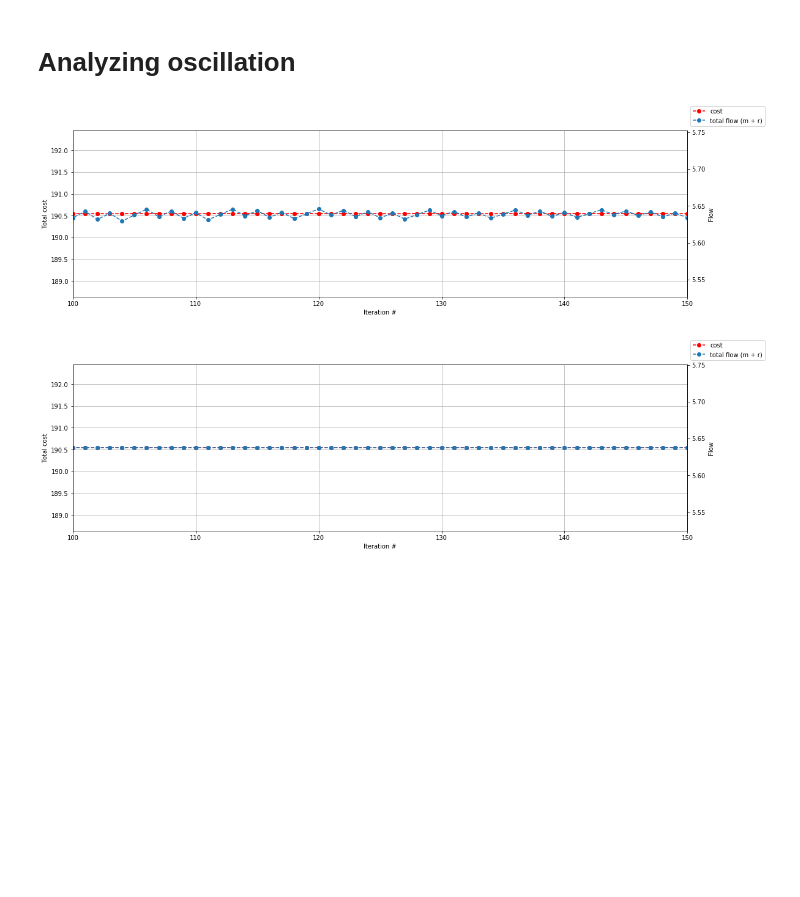
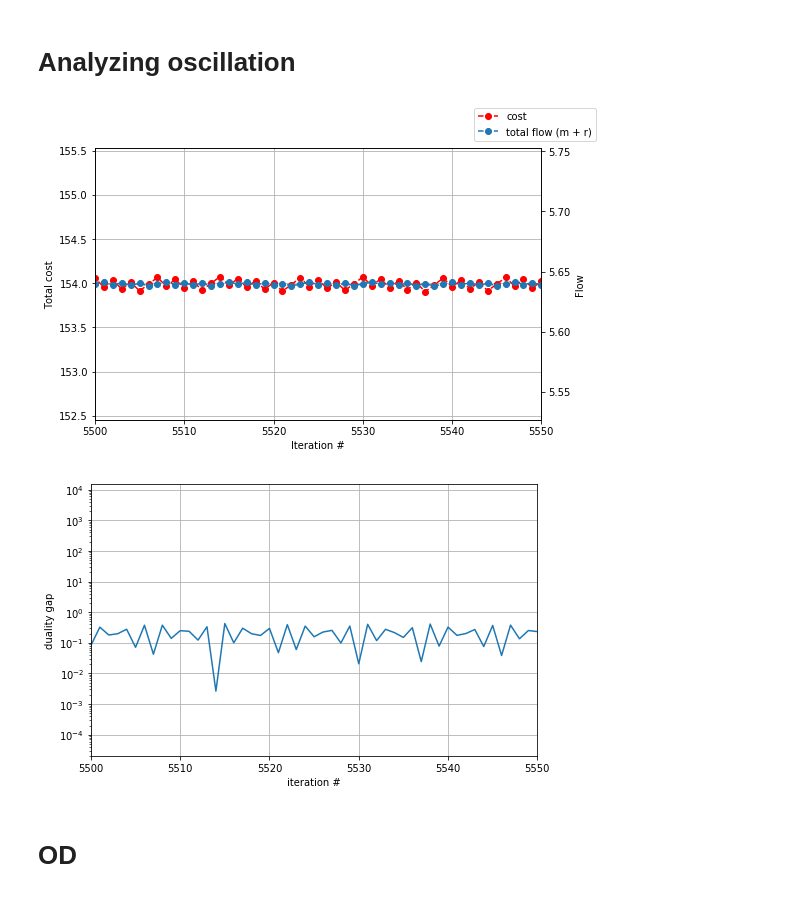
Before and after one commit to LucasFuentesValenzuela/ICU, a Jupyter notebook: notebooks/Understanding_oscillations_outer_v1.ipynb, the cells around one changed output. Drawn from its saved outputs; the diff is of its cells as text; code cells hidden in the pictures; blank space fills up the shorter version.

```diff
--- a/notebooks/Understanding_oscillations_outer_v1.ipynb
+++ b/notebooks/Understanding_oscillations_outer_v1.ipynb
@@ -93,6 +108,20 @@ lims=[100,150]
-# %%
-analyze_cost_oscillations_2(G_ref,'1','2',lims)
-analyze_cost_oscillations_2(G_ref,'2','1',lims)
-# %% [output]
-[figure, removed]
-[figure, removed]
+# %%
+lims=[5500,5550]
+# %%
+ID=3
+G_ref=G_FW[ID]
+opt_ref=opt_res[ID]
+# %%
+analyze_cost_oscillations_2(G_ref,'1','2',lims)
+plt.figure(figsize=(8,5))
+plt.plot(opt_ref['dual_gap'])
+plt.xlim(lims)
+plt.yscale('log')
+plt.grid()
+plt.xlabel("iteration #")
+plt.ylabel("duality gap");
+# %% [output]
+[figure, added]
+[figure, added]
+# %% [markdown]
+# OD
```
Also changed, not shown: parts of 18 cells of this notebook, 4 other files.
